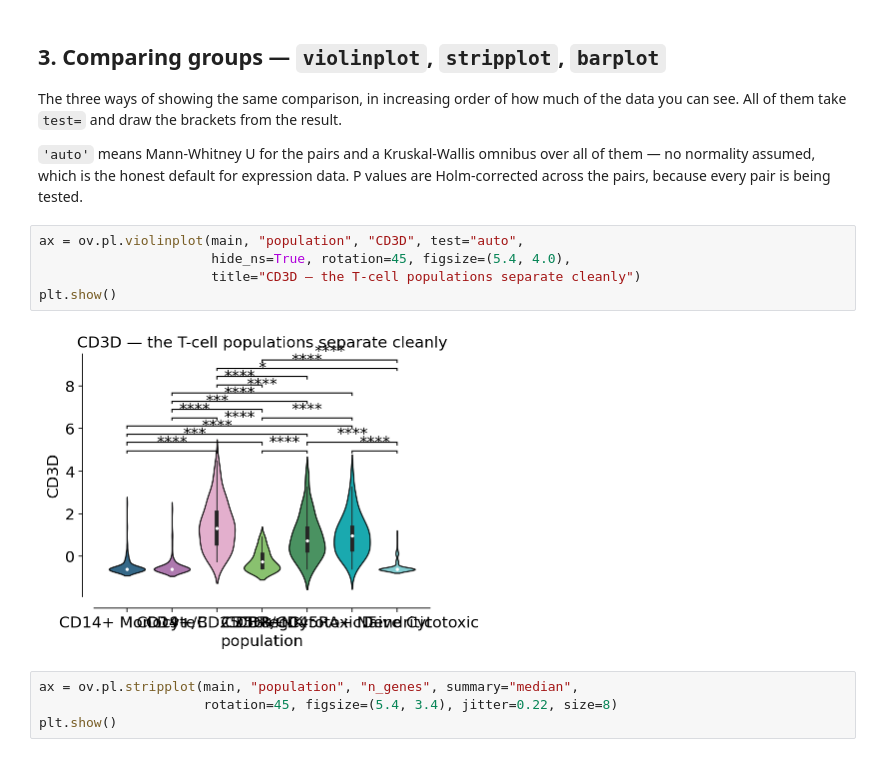
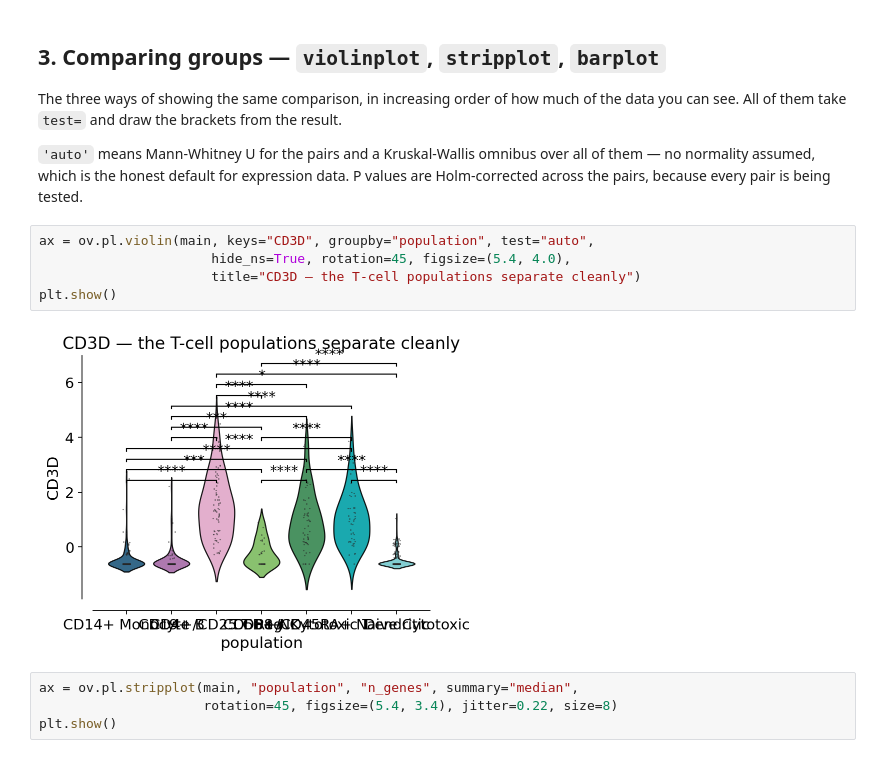
Before and after one commit to Starlitnightly/omicverse-tutorials, a Jupyter notebook: docs/Tutorials-plotting/t_statistical_plots.ipynb, the cells around one changed output. Drawn from its saved outputs; the diff is of its cells as text.

```diff
--- a/docs/Tutorials-plotting/t_statistical_plots.ipynb
+++ b/docs/Tutorials-plotting/t_statistical_plots.ipynb
@@ -184,12 +184,12 @@ all of them — no normality assumed, which is the honest default for expression
 data. P values are Holm-corrected across the pairs, because every pair is
 being tested.
 # %%
-ax = ov.pl.violinplot(main, "population", "CD3D", test="auto",
+ax = ov.pl.violin(main, keys="CD3D", groupby="population", test="auto",
                       hide_ns=True, rotation=45, figsize=(5.4, 4.0),
                       title="CD3D — the T-cell populations separate cleanly")
 plt.show()
 # %% [output]
-[figure, old version]
+[figure, new version]
 # %%
 ax = ov.pl.stripplot(main, "population", "n_genes", summary="median",
                      rotation=45, figsize=(5.4, 3.4), jitter=0.22, size=8)
```
Also changed, not shown: parts of 5 cells of this notebook, 1 other file.
